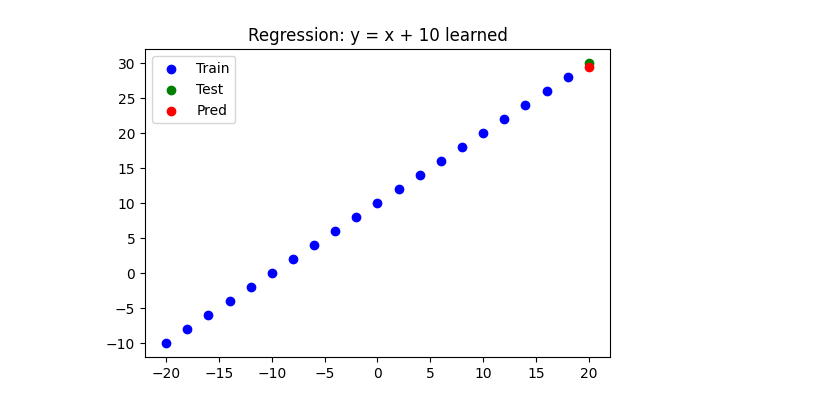
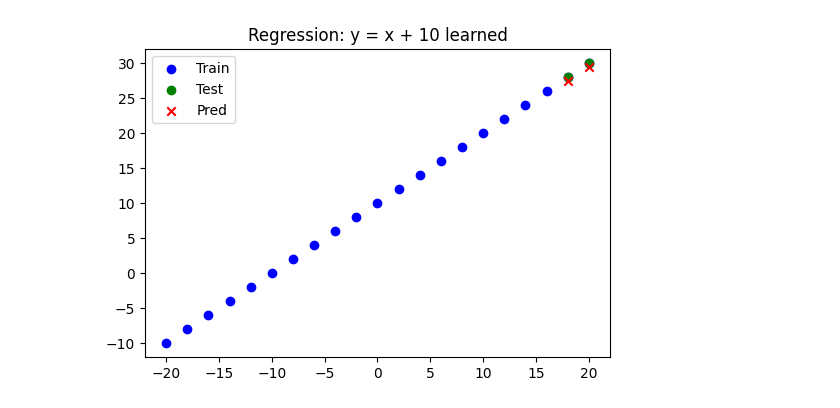
Before and after one commit to Cathysalo/IoT-Pipeline, a Jupyter notebook: ml_ai_tasks/ml-bonus-task.ipynb, the cells around one changed output. Saved outputs shown, nothing was run; the diff lists cells and outputs as text; code cells hidden in the pictures.

```diff
--- a/ml_ai_tasks/ml-bonus-task.ipynb
+++ b/ml_ai_tasks/ml-bonus-task.ipynb
@@ -8,8 +8,8 @@ y = X + 10
 
 # Train/test split (simple)
 
-X_train, y_train = X[:20], y[:20]
-X_test, y_test = X[20:], y[20:]
+X_train, y_train = X[:22], y[:22]
+X_test, y_test = X[19:], y[19:]
 # 1) CREATE
 model = tf.keras.Sequential([
 tf.keras.layers.Input(shape=(1,)),
@@ -33,7 +33,7 @@ y_pred = model.predict(X_test).squeeze()
 plt.figure(figsize=(6,4))
 plt.scatter(X_train, y_train, c='b', label='Train')
 plt.scatter(X_test, y_test, c='g', label='Test')
-plt.scatter(X_test, y_pred, c='r', label='Pred')
+plt.scatter(X_test, y_pred, c='r', marker='x', label='Pred')
 plt.legend(); plt.title("Regression: y = x + 10 learned")
 plt.show()
 # %% [output]
@@ -42 +42 @@ Test MSE: 0.3332896828651428
-[figure, old version]
+[figure, new version]
```
Also changed, not shown: parts of 1 cell of this notebook, 1 other file.
